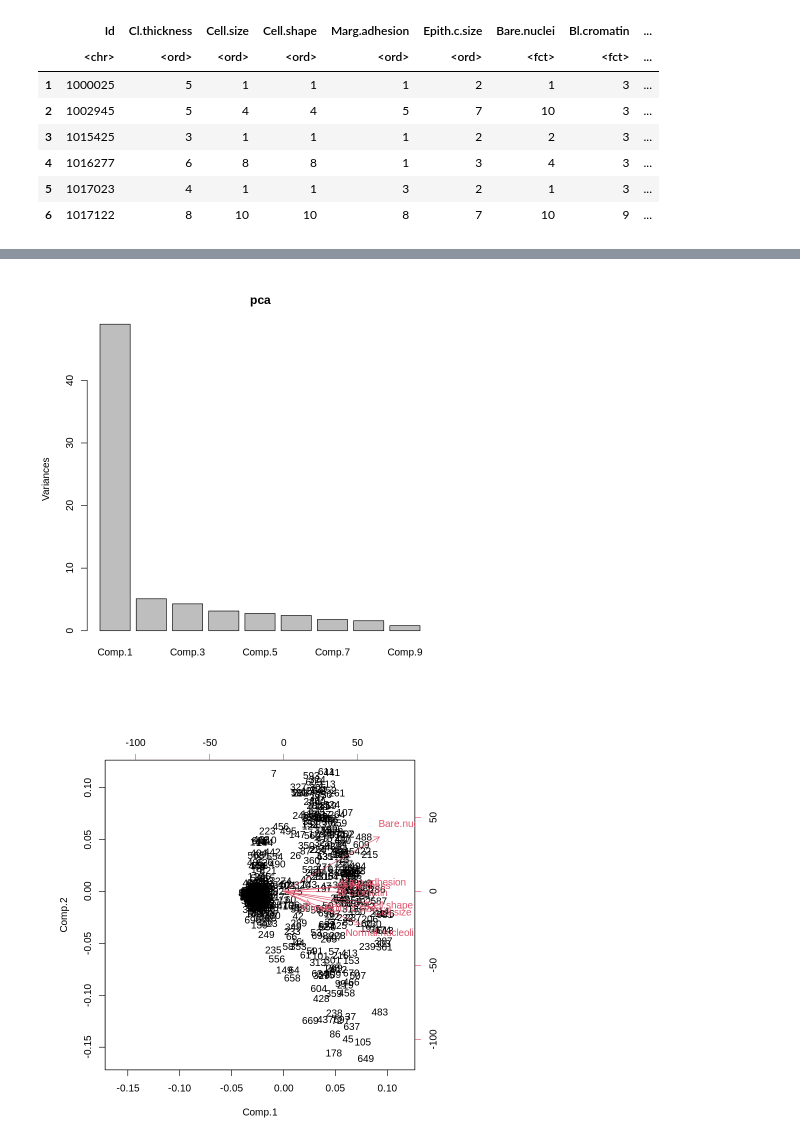
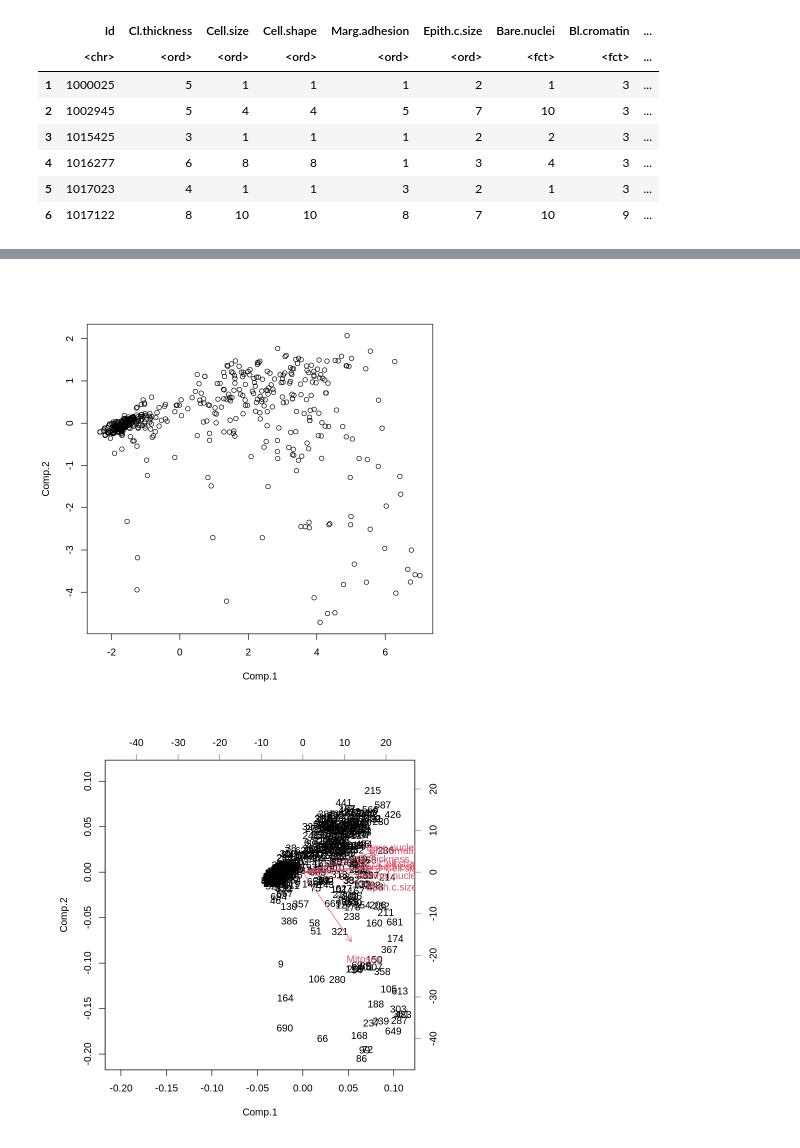
Before and after one commit to jespimentel/estudos_ia, a Jupyter notebook: relatorio_estatistica.ipynb, the cells around one changed output, grey strips where cells are left out. Saved outputs shown, nothing was run; the diff lists cells and outputs as text; code cells hidden in the pictures.

```diff
--- a/relatorio_estatistica.ipynb
+++ b/relatorio_estatistica.ipynb
@@ -123,0 +145,3 @@ Standard deviations:
+# %%
+df_selecao <- na.omit(df_numerico[,3:12]) # Excluindo as observações com valores ausentes (NA)
+head(df_selecao)
@@ -123,0 +193,3 @@ Standard deviations:
+# %%
+pca <- princomp(df_selecao[, 1:9], cor = TRUE, scores = TRUE) # Exclui a variável alvo "Class"
+summary(pca) # Note-se que os comp. 1 e 2 explicam 74,17% das variâncias
@@ -124,8 +236,8 @@ Standard deviations:
 # %%
-plot(pca)
+plot(pca$scores)
 # %% [output]
-[figure, old version]
+[figure, new version]
 # %%
 biplot(pca)
 # %% [output]
-[figure, old version]
+[figure, new version]
```
Also changed, not shown: parts of 60 cells of this notebook.
